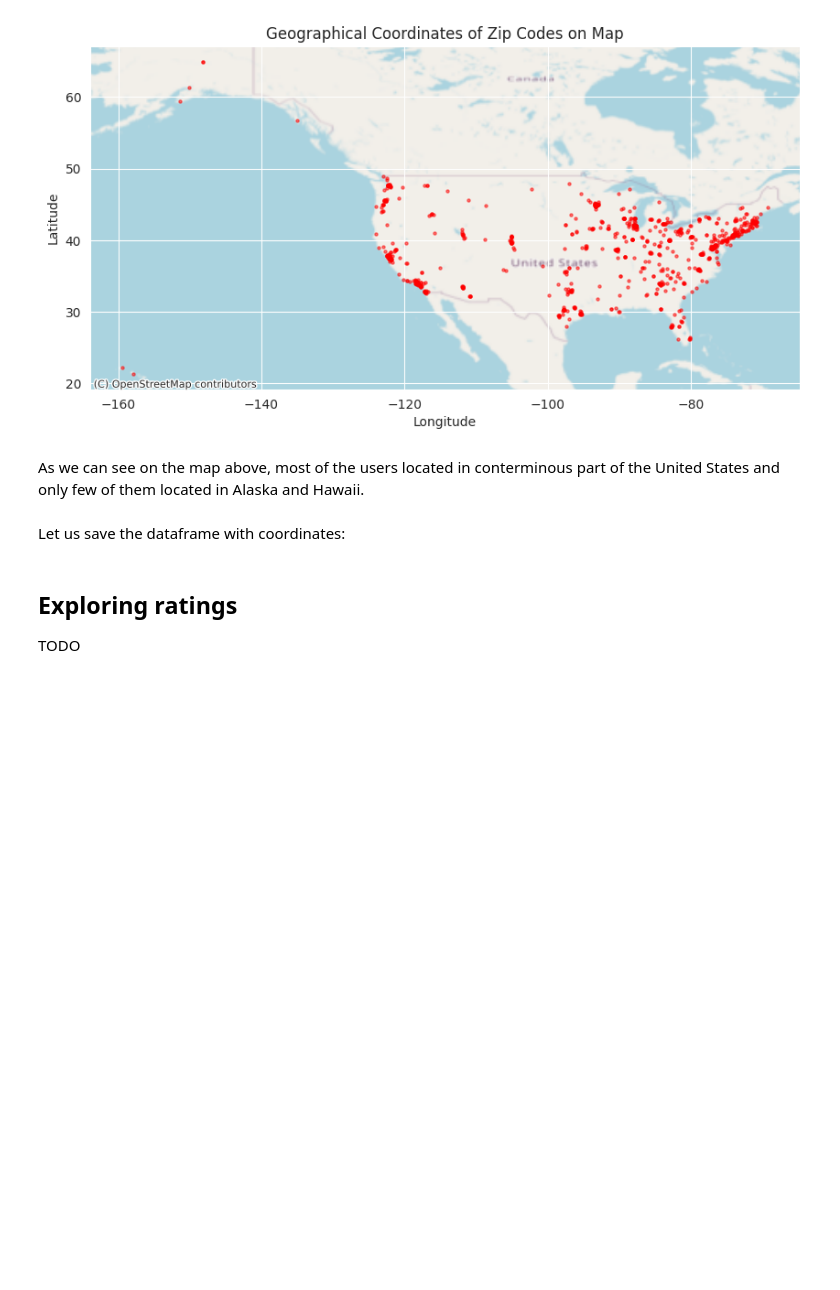
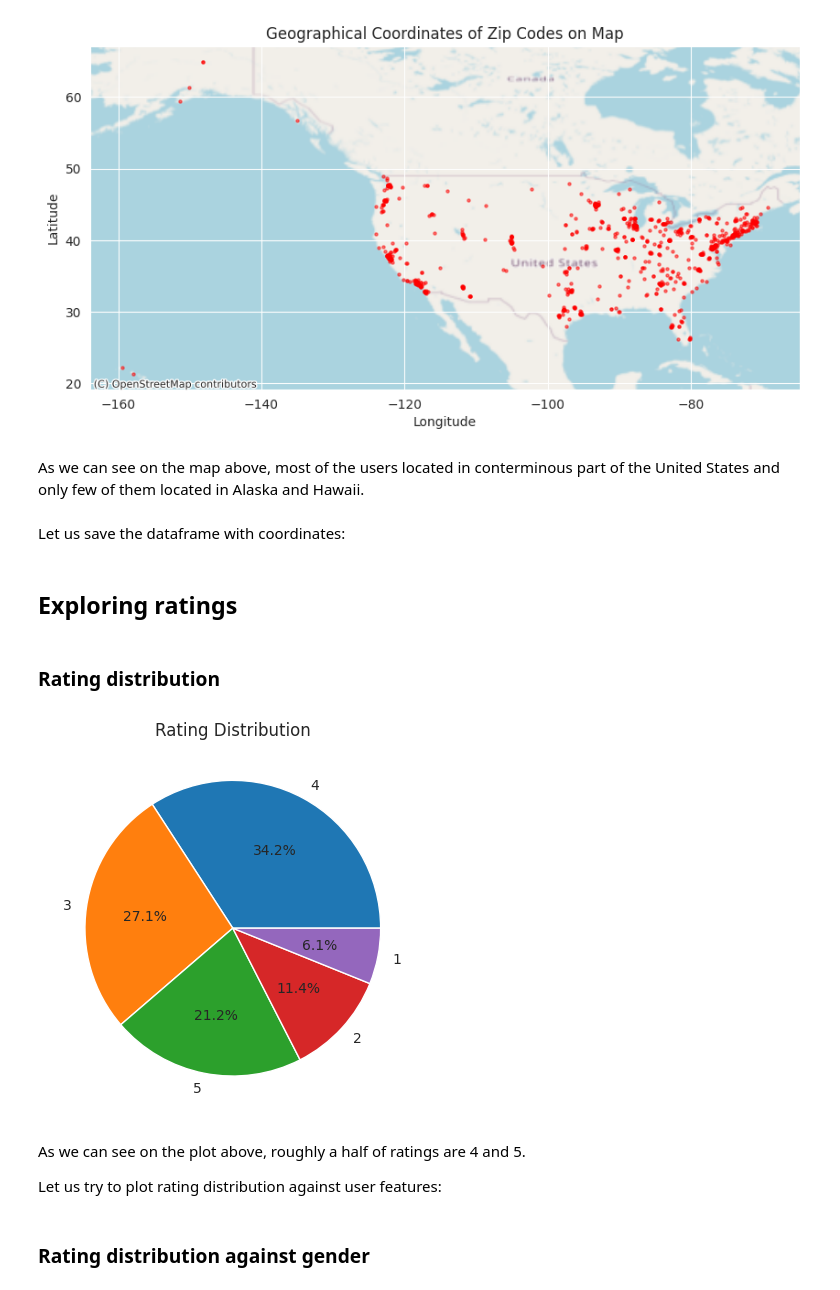
Before and after one commit to eivankin/movie-recommender-system, a Jupyter notebook: notebooks/1.0-eda.ipynb, the cells around one changed output. Saved outputs shown, nothing was run; the diff lists cells and outputs as text; code cells hidden in the pictures; blank space fills up the shorter version.

Commit message:
add EDA for rating

```diff
--- a/notebooks/1.0-eda.ipynb
+++ b/notebooks/1.0-eda.ipynb
@@ -278,3 +263,18 @@ users_df.to_csv(DATA_PATH / "interim" / "users_with_coordinates.csv")
 # %% [markdown]
 ## Exploring ratings
-TODO
+# %% [markdown]
+### Rating distribution
+# %%
+ratings_counts = ratings_df.rating.value_counts()
+# %%
+plt.pie(ratings_counts, labels=ratings_counts.index, autopct="%1.1f%%")
+plt.title("Rating Distribution")
+plt.show()
+# %% [output]
+[figure, added]
+# %% [markdown]
+As we can see on the plot above, roughly a half of ratings are 4 and 5.
+
+Let us try to plot rating distribution against user features:
+# %% [markdown]
+### Rating distribution against gender
```
Also changed, not shown: parts of 14 cells of this notebook, 1 other file.
